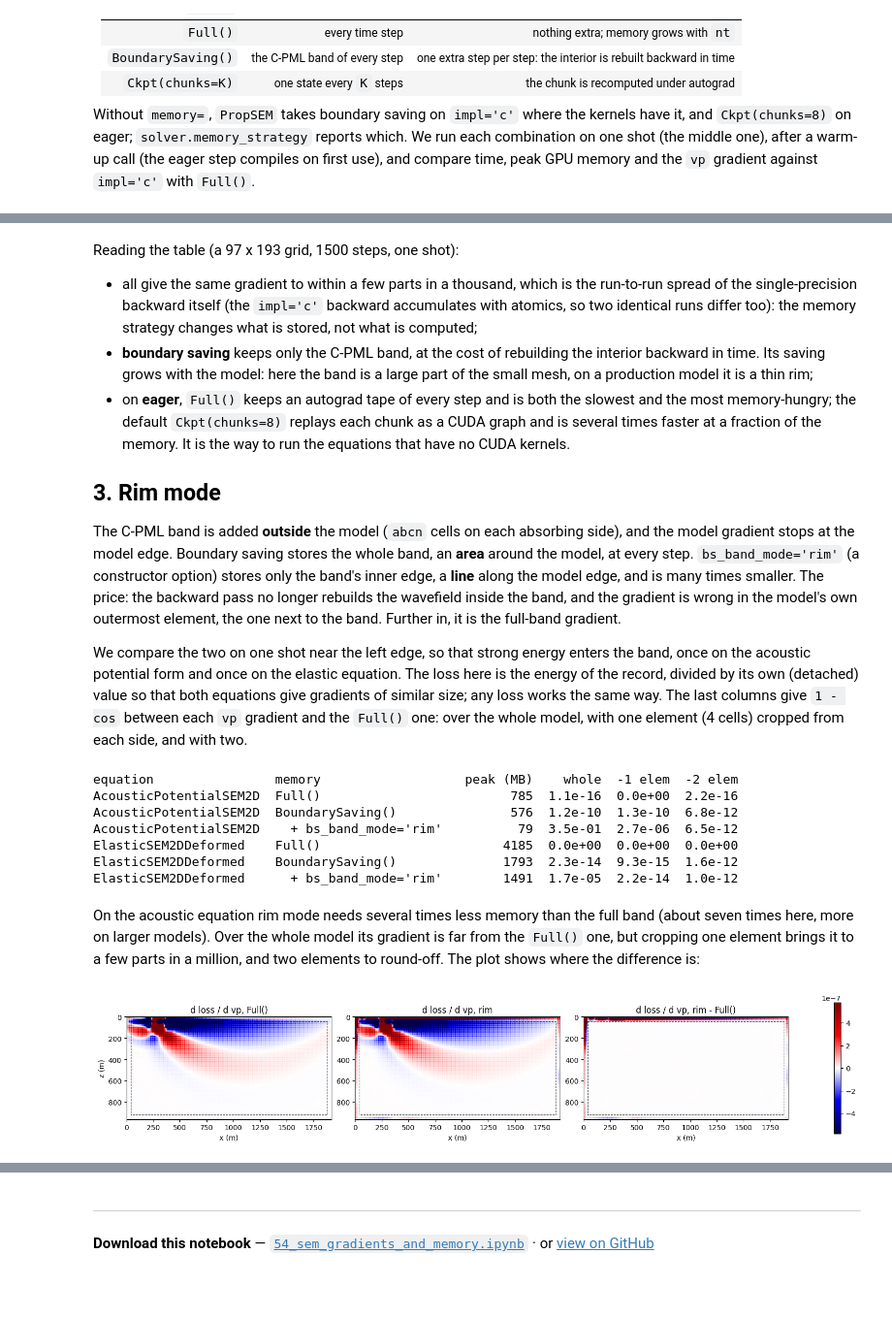
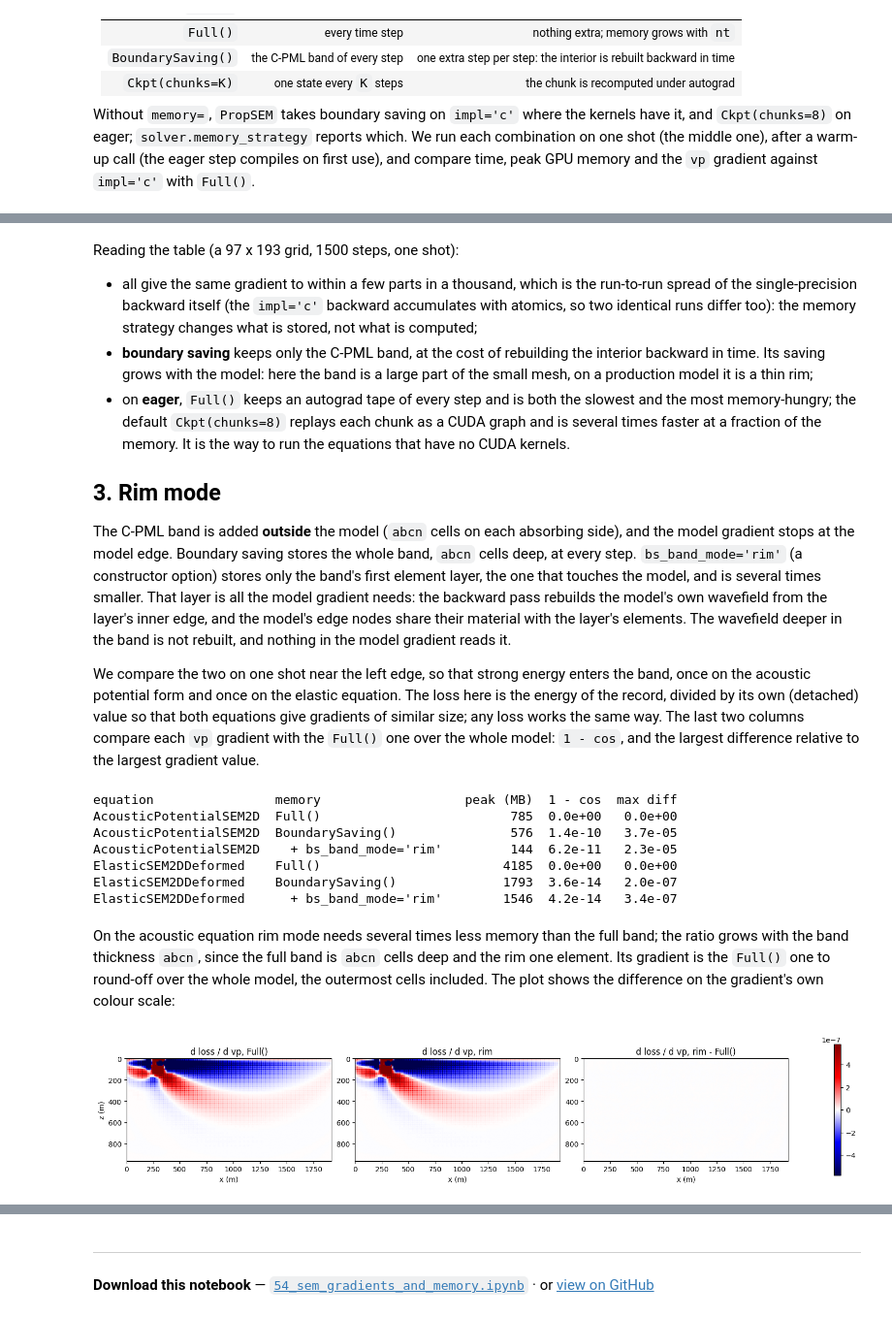
Before and after one commit to DeepWave-KAUST/sweep, a Jupyter notebook: docs/notebooks/54_sem_gradients_and_memory.ipynb, the cells around one changed output, grey strips where cells are left out. Shown at 97% size. Saved outputs shown, nothing was run; the diff lists cells and outputs as text; code cells hidden in the pictures; blank space fills up the shorter version.

Commit message:
docs(sem): rim mode is exact to the model edge in nb54

```diff
--- a/docs/notebooks/54_sem_gradients_and_memory.ipynb
+++ b/docs/notebooks/54_sem_gradients_and_memory.ipynb
@@ -200,19 +200,21 @@ Reading the table (a 97 x 193 grid, 1500 steps, one shot):
 
 The C-PML band is added **outside** the model (`abcn` cells on each absorbing
 side), and the model gradient stops at the model edge. Boundary saving stores
-the whole band, an **area** around the model, at every step.
-`bs_band_mode='rim'` (a constructor option) stores only the band's inner edge,
-a **line** along the model edge, and is many times smaller. The price: the
-backward pass no longer rebuilds the wavefield inside the band, and the gradient
-is wrong in the model's own outermost element, the one next to the band.
-Further in, it is the full-band gradient.
+the whole band, `abcn` cells deep, at every step. `bs_band_mode='rim'` (a
+constructor option) stores only the band's first element layer, the one that
+touches the model, and is several times smaller. That layer is all the model
+gradient needs: the backward pass rebuilds the model's own wavefield from the
+layer's inner edge, and the model's edge nodes share their material with the
+layer's elements. The wavefield deeper in the band is not rebuilt, and nothing
+in the model gradient reads it.
 
 We compare the two on one shot near the left edge, so that strong energy enters
 the band, once on the acoustic potential form and once on the elastic equation.
 The loss here is the energy of the record, divided by its own (detached) value
-so that both equations give gradients of similar size; any loss works the same way. The last
-columns give `1 - cos` between each `vp` gradient and the `Full()` one: over the
-whole model, with one element (4 cells) cropped from each side, and with two.
+so that both equations give gradients of similar size; any loss works the same
+way. The last two columns compare each `vp` gradient with the `Full()` one over
+the whole model: `1 - cos`, and the largest difference relative to the largest
+gradient value.
 # %%
 from sweep.sem.equations import AcousticPotentialSEM2D
 
@@ -240,14 +242,13 @@ def rim_run(equation, memory, mode):
     peak = torch.cuda.max_memory_allocated() / 2**20
     return peak, models[0].grad.double().cpu().numpy()
 
-def one_minus_cos(a, b, crop=0):
-    sl = (slice(crop, shape[0] - crop), slice(crop, shape[1] - crop))
-    u, v = a[sl].ravel(), b[sl].ravel()
+def one_minus_cos(a, b):
+    u, v = a.ravel(), b.ravel()
     return max(1 - u @ v / np.linalg.norm(u) / np.linalg.norm(v), 0.0)
 
 rim_grads = {}
 if device == 'cuda':
-    print(f"{'equation':23s} {'memory':24s} {'peak (MB)':>9s} {'whole':>8s} {'-1 elem':>8s} {'-2 elem':>8s}")
+    print(f"{'equation':23s} {'memory':24s} {'peak (MB)':>9s} {'1 - cos':>8s} {'max diff':>9s}")
     for equation in (AcousticPotentialSEM2D, ElasticSEM2DDeformed):
         ref = None
         for memory, mode, label in [(Full(), 'full', 'Full()'),
@@ -256,39 +257,38 @@ if device == 'cuda':
             peak, g = rim_run(equation, memory, mode)
             ref = g if ref is None else ref
             rim_grads[equation.__name__, mode if label != 'Full()' else 'tape'] = g
+            diff = np.abs(g - ref).max() / np.abs(ref).max()
             print(f'{equation.__name__:23s} {label:24s} {peak:9.0f} '
-                  + ' '.join(f'{one_minus_cos(g, ref, c):8.1e}' for c in (0, 4, 8)))
+                  f'{one_minus_cos(g, ref):8.1e} {diff:9.1e}')
 # %% [output]
-equation                memory                   peak (MB)    whole  -1 elem  -2 elem
-AcousticPotentialSEM2D  Full()                         785  1.1e-16  0.0e+00  2.2e-16
-AcousticPotentialSEM2D  BoundarySaving()               576  1.2e-10  1.3e-10  6.8e-12
-AcousticPotentialSEM2D    + bs_band_mode='rim'          79  3.5e-01  2.7e-06  6.5e-12
-ElasticSEM2DDeformed    Full()                        4185  0.0e+00  0.0e+00  0.0e+00
-ElasticSEM2DDeformed    BoundarySaving()              1793  2.3e-14  9.3e-15  1.6e-12
-ElasticSEM2DDeformed      + bs_band_mode='rim'        1491  1.7e-05  2.2e-14  1.0e-12
+equation                memory                   peak (MB)  1 - cos  max diff
+AcousticPotentialSEM2D  Full()                         785  0.0e+00   0.0e+00
+AcousticPotentialSEM2D  BoundarySaving()               576  1.4e-10   3.7e-05
+AcousticPotentialSEM2D    + bs_band_mode='rim'         144  6.2e-11   2.3e-05
+ElasticSEM2DDeformed    Full()                        4185  0.0e+00   0.0e+00
+ElasticSEM2DDeformed    BoundarySaving()              1793  3.6e-14   2.0e-07
+ElasticSEM2DDeformed      + bs_band_mode='rim'        1546  4.2e-14   3.4e-07
 # %% [markdown]
 On the acoustic equation rim mode needs several times less memory than the full
-band (about seven times here, more on larger models).
-Over the whole model its gradient is far from the `Full()` one, but cropping one
-element brings it to a few parts in a million, and two elements to round-off.
-The plot shows where the difference is:
+band; the ratio grows with the band thickness `abcn`, since the full band is
+`abcn` cells deep and the rim one element. Its gradient is the `Full()` one to
+round-off over the whole model, the outermost cells included. The plot shows
+the difference on the gradient's own colour scale:
 # %%
 if rim_grads:
     full_g = rim_grads['AcousticPotentialSEM2D', 'tape']
     rim_g = rim_grads['AcousticPotentialSEM2D', 'rim']
     ext = [0, (shape[1] - 1) * dh, (shape[0] - 1) * dh, 0]
     v = np.percentile(np.abs(full_g[8:-8, 8:-8]), 98)
     fig, axes = plt.subplots(1, 3, figsize=(15, 3.3), constrained_layout=True)
     for ax, img, title in [(axes[0], full_g, 'Full()'), (axes[1], rim_g, 'rim'),
                            (axes[2], rim_g - full_g, 'rim - Full()')]:
         im = ax.imshow(img, cmap='seismic', vmin=-v, vmax=v, extent=ext)
-        ax.add_patch(plt.Rectangle((4 * dh, 4 * dh), (shape[1] - 9) * dh, (shape[0] - 9) * dh,
-                                   fill=False, ls='--', color='k', lw=0.8))
         ax.set_title('d loss / d vp, ' + title); ax.set_xlabel('x (m)')
     fig.colorbar(im, ax=axes, shrink=0.8)
     axes[0].set_ylabel('z (m)')
     plt.show()
 # %% [output]
-[figure, old version]
+[figure, new version]
 # %% [markdown]
 The panels show the model only; the C-PML band lies outside them. All three
```
Also changed, not shown: parts of 2 cells of this notebook.
